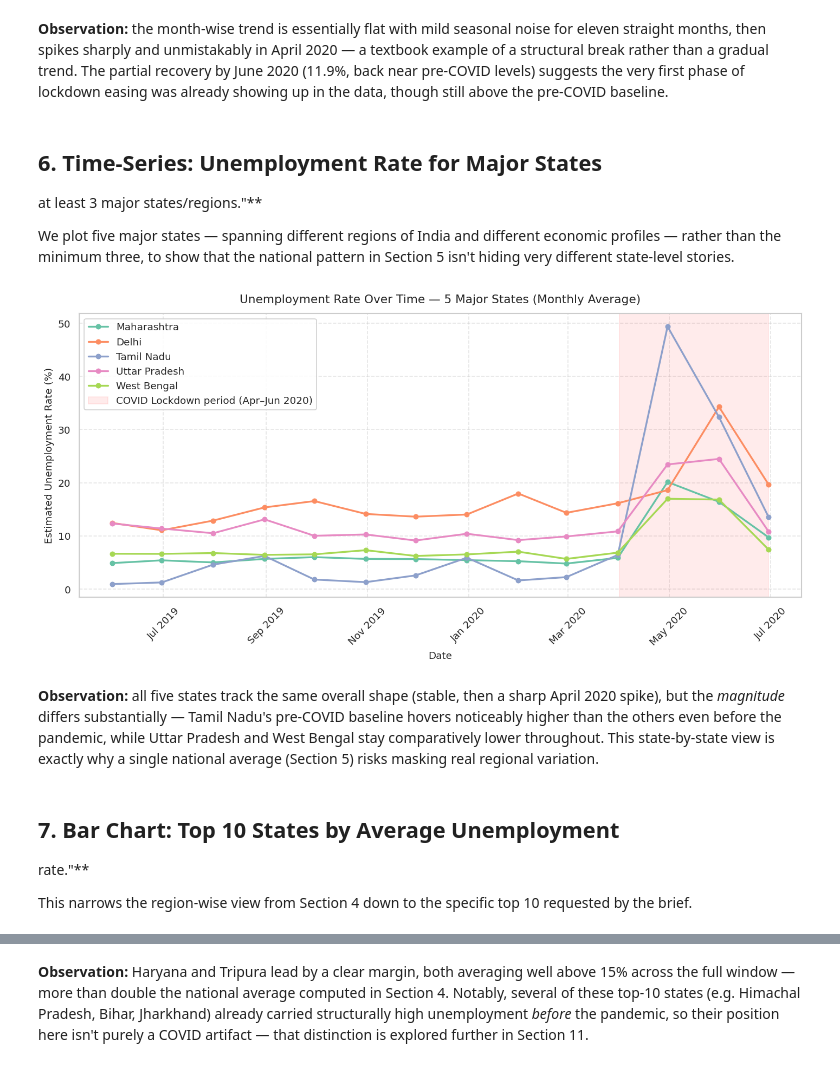
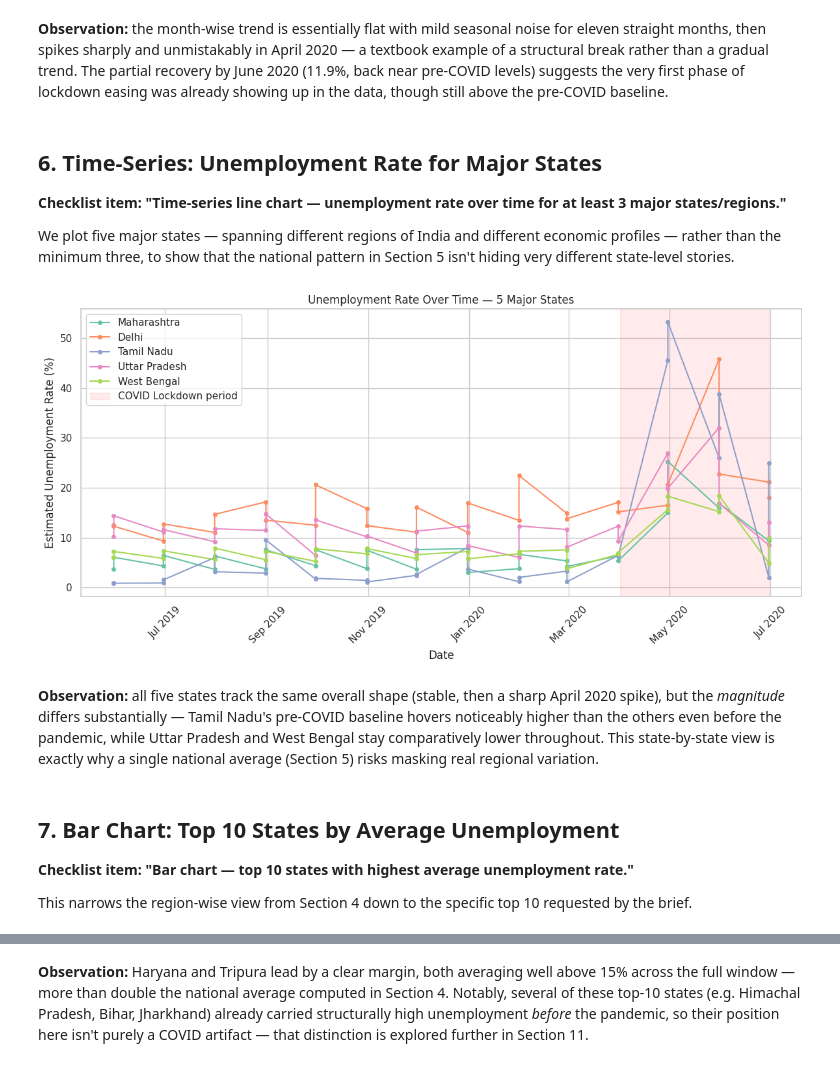
Before and after one commit to Youssef-Laaroussi/OIBSIP, a Jupyter notebook: DataScience-Task2-UnemploymentAnalysis/Unemployment_Analysis_India.ipynb, the cells around one changed output, grey strips where cells are left out. Drawn from its saved outputs; the diff is of its cells as text; code cells hidden in the pictures.

```diff
--- a/DataScience-Task2-UnemploymentAnalysis/Unemployment_Analysis_India.ipynb
+++ b/DataScience-Task2-UnemploymentAnalysis/Unemployment_Analysis_India.ipynb
@@ -307,6 +513,7 @@ already showing up in the data, though still above the pre-COVID baseline.
 <a id='6'></a>
 ## 6. Time-Series: Unemployment Rate for Major States
 
+**Checklist item: "Time-series line chart — unemployment rate over time for
 at least 3 major states/regions."**
 
 We plot five major states — spanning different regions of India and
@@ -314,34 +521,26 @@ different economic profiles — rather than the minimum three, to show that the
 national pattern in Section 5 isn't hiding very different state-level
 stories.
 # %%
-major_states = ['Maharashtra', 'Delhi', 'Tamil Nadu', 'Uttar Pradesh', 'West Bengal']
+major_states = ["Maharashtra", "Delhi", "Tamil Nadu", "Uttar Pradesh", "West Bengal"]
 
 plt.figure(figsize=(12, 6))
 for state in major_states:
-    # Aggregate monthly mean per state across Rural and Urban sectors to eliminate duplicate-date vertical artifacts
-    state_series = (
-        df[df['Region'] == state]
-        .groupby('Date', observed=True)['Estimated Unemployment Rate (%)']
-        .mean()
-        .reset_index()
-        .sort_values('Date')
-    )
-    plt.plot(state_series['Date'], state_series['Estimated Unemployment Rate (%)'],
-             marker='o', markersize=5, linewidth=2, label=state)
+    state_series = df[df["Region"] == state].sort_values("Date")
+    plt.plot(state_series["Date"], state_series["Estimated Unemployment Rate (%)"],
+              marker="o", markersize=4, label=state)
 
-plt.axvspan(COVID_CUTOFF, df['Date'].max(), color='red', alpha=0.08,
-            label='COVID Lockdown period (Apr–Jun 2020)')
-plt.xlabel('Date', fontsize=11)
-plt.ylabel('Estimated Unemployment Rate (%)', fontsize=11)
-plt.title('Unemployment Rate Over Time — 5 Major States (Monthly Average)', fontsize=13, pad=12)
-plt.gca().xaxis.set_major_formatter(mdates.DateFormatter('%b %Y'))
+plt.axvspan(COVID_CUTOFF, df["Date"].max(), color="red", alpha=0.08,
+            label="COVID Lockdown period")
+plt.xlabel("Date")
+plt.ylabel("Estimated Unemployment Rate (%)")
+plt.title("Unemployment Rate Over Time — 5 Major States")
+plt.gca().xaxis.set_major_formatter(mdates.DateFormatter("%b %Y"))
 plt.xticks(rotation=45)
-plt.grid(True, linestyle='--', alpha=0.5)
-plt.legend(frameon=True, facecolor='white', framealpha=0.9)
+plt.legend()
 plt.tight_layout()
 plt.show()
 # %% [output]
-[figure, old version]
+[figure, new version]
 # %% [markdown]
 **Observation:** all five states track the same overall shape (stable,
 then a sharp April 2020 spike), but the *magnitude* differs substantially —
@@ -353,6 +552,7 @@ average (Section 5) risks masking real regional variation.
 <a id='7'></a>
 ## 7. Bar Chart: Top 10 States by Average Unemployment
 
+**Checklist item: "Bar chart — top 10 states with highest average unemployment
 rate."**
 
 This narrows the region-wise view from Section 4 down to the specific top 10
```
Also changed, not shown: parts of 23 cells of this notebook, 8 other files.
